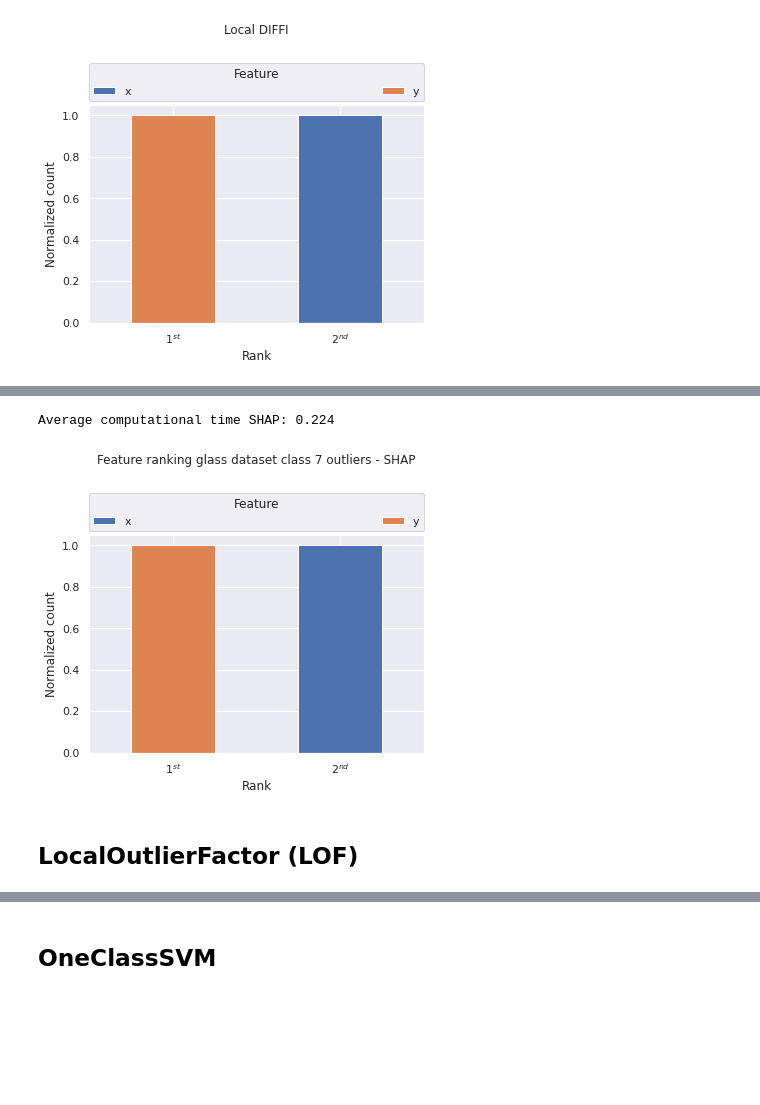
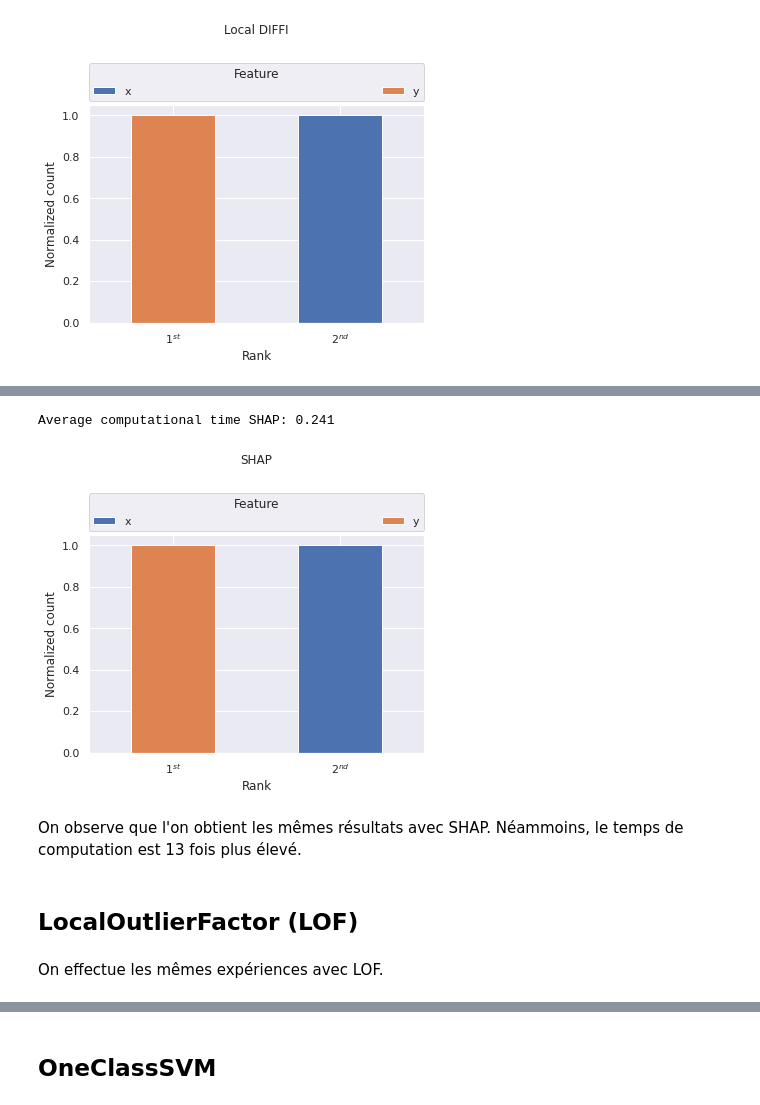
Before and after one commit to nour-bouchouchi/M2-XAI, a Jupyter notebook: tme8_Bouchouchi_Borchani.ipynb, the cells around one changed output, grey strips where cells are left out. Cells and saved outputs as stored; diff of their text form; code cells hidden in the pictures; blank space fills up the shorter version.

```diff
--- a/tme8_Bouchouchi_Borchani.ipynb
+++ b/tme8_Bouchouchi_Borchani.ipynb
@@ -404,11 +286,15 @@ Average computational time Local-DIFFI: 0.018
 # %%
 # SHAP
 shap_te, ord_idx_shap_te, exec_time_shap_te = local_shap_batch(isolation_forest, data_exception[np.where(y_te_pred == 1)])
-plot_ranking_glass(ord_idx_shap_te, title = 'Feature ranking glass dataset class 7 outliers - SHAP')
+plot_ranking_glass(ord_idx_shap_te, title = 'SHAP')
 print('Average computational time SHAP: {}'.format(round(np.mean(exec_time_shap_te),3)))
 # %% [output]
-Average computational time SHAP: 0.224
+Average computational time SHAP: 0.241
-[figure, old version]
+[figure, new version]
+# %% [markdown]
+On observe que l'on obtient les mêmes résultats avec SHAP. Néammoins, le temps de computation est 13 fois plus élevé.
 # %% [markdown]
 ## LocalOutlierFactor (LOF)
+# %% [markdown]
+On effectue les mêmes expériences avec LOF.
 # %%
```
Also changed, not shown: parts of 30 cells of this notebook, 1 other file.
